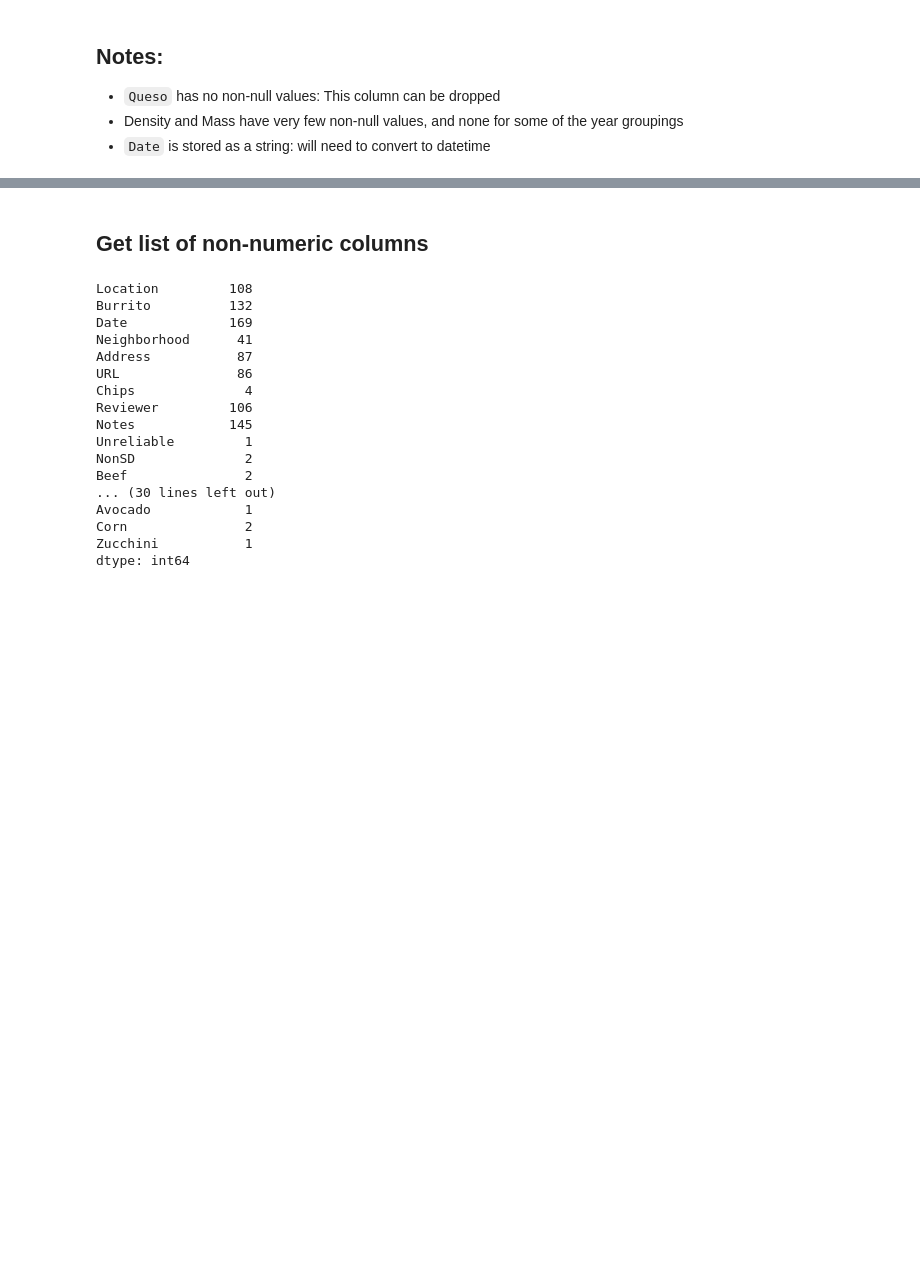
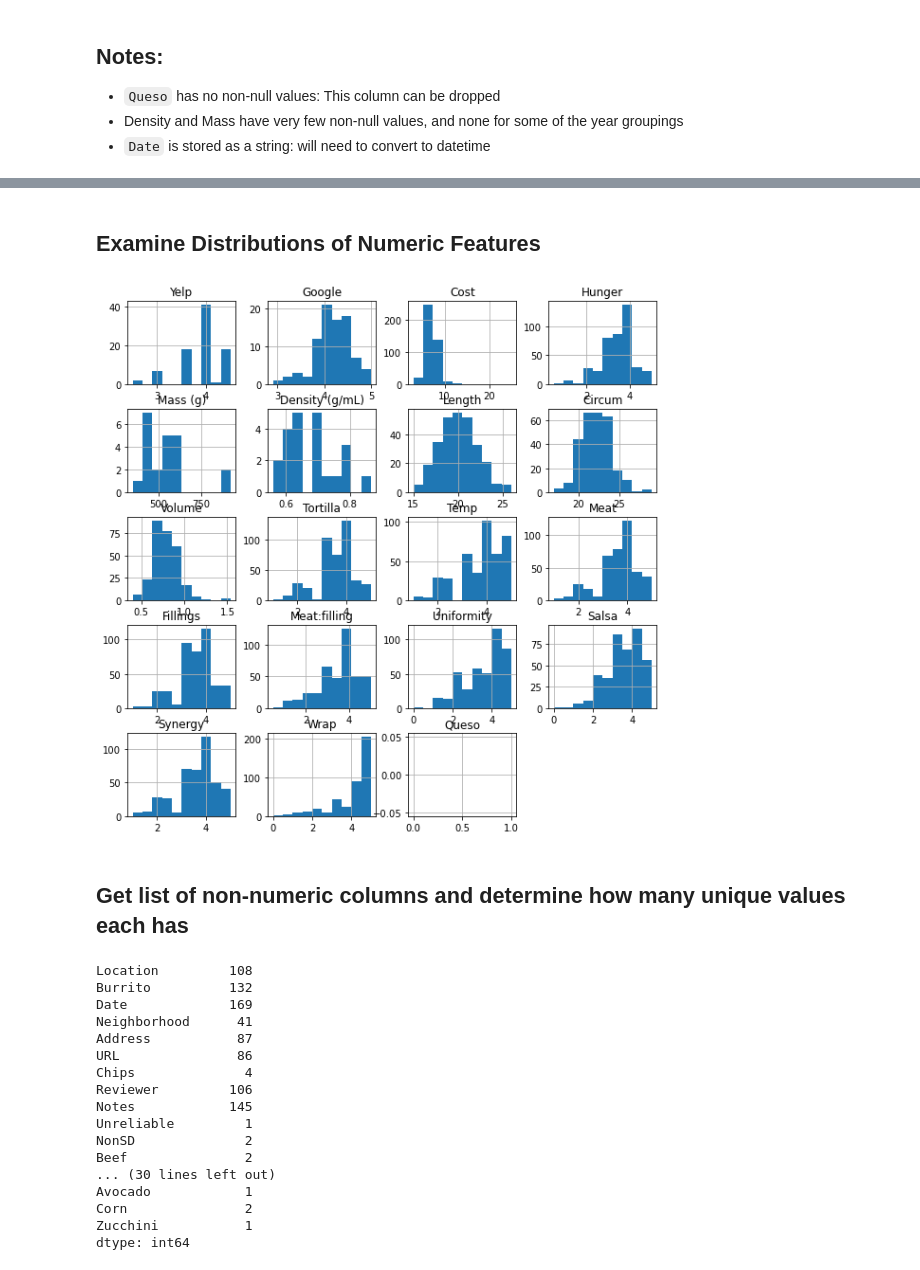
Before and after one commit to ljbelenky/burrito, a Jupyter notebook: 2020_07_13_associate_instructor_technical.ipynb, the cells around one changed output, grey strips where cells are left out. Saved outputs shown, nothing was run; the diff lists cells and outputs as text; code cells hidden in the pictures; blank space fills up the shorter version.

```diff
--- a/2020_07_13_associate_instructor_technical.ipynb
+++ b/2020_07_13_associate_instructor_technical.ipynb
@@ -106,8 +107,14 @@ df.describe()
 | 50% | 4.000000 | 4.200000 | 6.990000 | 3.500000 | 540.000000 | 0.658099 | 20.000000 | 22.000000 | 0.770000 | 3.500000 | ... |
 | 75% | 4.000000 | 4.400000 | 7.880000 | 4.000000 | 595.000000 | 0.721726 | 21.500000 | 23.000000 | 0.880000 | 4.000000 | ... |
 | max | 4.500000 | 5.000000 | 25.000000 | 5.000000 | 925.000000 | 0.865672 | 26.000000 | 29.000000 | 1.540000 | 5.000000 | ... |
+# %% [markdown]
+## Examine Distributions of Numeric Features
+# %%
+df.select_dtypes('number').hist(figsize = (10,10));
+# %% [output]
+[figure, added]
 # %% [markdown]
-## Get list of non-numeric columns
+## Get list of non-numeric columns and determine how many unique values each has
 # %%
 object_columns = [col for col in df.columns if df[col].dtype == 'object']
 df[object_columns].nunique()
```
Also changed, not shown: parts of 20 cells of this notebook.
